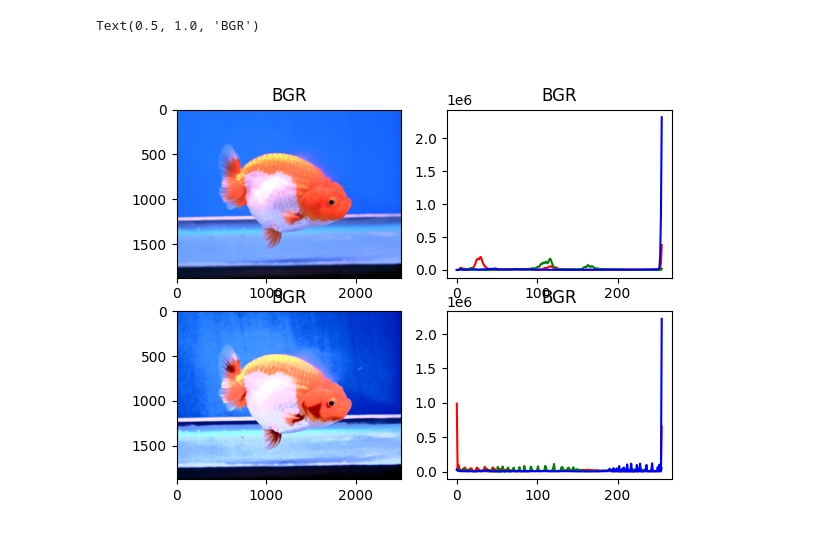
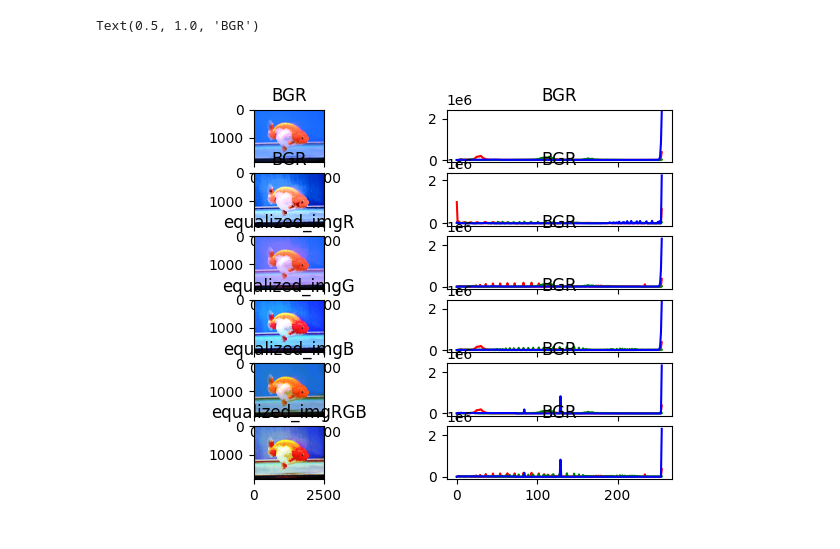
Before and after one commit to KirttiphoomEarth/IMAGE-PROCESSING, a Jupyter notebook: lab01/lab02.ipynb, the cells around one changed output. Saved outputs shown, nothing was run; the diff lists cells and outputs as text; code cells hidden in the pictures.

```diff
--- a/lab01/lab02.ipynb
+++ b/lab01/lab02.ipynb
@@ -27,24 +27,72 @@ ycrcb_img[:, :, 0] = cv2.equalizeHist(ycrcb_img[:, :, 0])
 
 # convert back to RGB color-space from YCrCb
 equalized_img = cv2.cvtColor(ycrcb_img, cv2.COLOR_YCrCb2RGB)
+# %%
+#test fo R G B ที่ละแผ้น
+imgCv2R = img[:,:,0]
+imgCv2G = img[:,:,1]
+imgCv2B = img[:,:,2]
+
+imgCv2rgbR = cv2.equalizeHist(imgCv2R)
+imgCv2rgbG = cv2.equalizeHist(imgCv2G)
+imgCv2rgbB = cv2.equalizeHist(imgCv2B)
+
+equalized_imgR = cv2.merge([imgCv2rgbR, imgCv2G, imgCv2B])
+equalized_imgG = cv2.merge([imgCv2R, imgCv2rgbG, imgCv2B])
+equalized_imgB= cv2.merge([imgCv2R, imgCv2G, imgCv2rgbB])
+
+equalized_imgRGB = cv2.merge([imgCv2rgbR, imgCv2rgbG, imgCv2rgbB])
 # %%
-fig, axs = plt.subplots(2, 2) #row colum
+fig, axs = plt.subplots(6, 2) #row colum
 axs[0, 0].imshow(img)
 axs[0, 0].set_title("BGR")
 # compute and plot the image histograms
 for i,color in enumerate(colors):
     hist = cv2.calcHist([img],[i],None,[256],[0,256])
     axs[0, 1].plot(hist,color = color)
 axs[0, 1].set_title("BGR")
 axs[1, 0].imshow(equalized_img)
 axs[1, 0].set_title("BGR")
 for i,color in enumerate(colors):
     eq_hist = cv2.calcHist([equalized_img],[i],None,[256],[0,256])
     axs[1, 1].plot(eq_hist,color = color)
 axs[1, 1].set_title("BGR")
+
+axs[2, 0].imshow(equalized_imgR)
+axs[2, 0].set_title("equalized_imgR")
+# compute and plot the image histograms
+for i,color in enumerate(colors):
+    imgCv2rgbR_hist = cv2.calcHist([equalized_imgR],[i],None,[256],[0,256])
+    axs[2, 1].plot(imgCv2rgbR_hist,color = color)
+axs[2, 1].set_title("BGR")
+
+axs[3, 0].imshow(equalized_imgG)
+axs[3, 0].set_title("equalized_imgG")
+# compute and plot the image histograms
+for i,color in enumerate(colors):
+    imgCv2rgbG_hist = cv2.calcHist([equalized_imgG],[i],None,[256],[0,256])
+    axs[3, 1].plot(imgCv2rgbG_hist,color = color)
+axs[3, 1].set_title("BGR")
+
+
+axs[4, 0].imshow(equalized_imgB)
+axs[4, 0].set_title("equalized_imgB")
+# compute and plot the image histograms
+for i,color in enumerate(colors):
+    imgCv2rgbB_hist = cv2.calcHist([equalized_imgB],[i],None,[256],[0,256])
+    axs[4, 1].plot(imgCv2rgbB_hist,color = color)
+axs[4, 1].set_title("BGR")
+
+axs[5, 0].imshow(equalized_imgRGB)
+axs[5, 0].set_title("equalized_imgRGB")
+# compute and plot the image histograms
+for i,color in enumerate(colors):
+    equalized_imgRGB_hist = cv2.calcHist([equalized_imgRGB],[i],None,[256],[0,256])
+    axs[5, 1].plot(equalized_imgRGB_hist,color = color)
+axs[5, 1].set_title("BGR")
 # %% [output]
 Text(0.5, 1.0, 'BGR')
-[figure, old version]
+[figure, new version]
 # %%
 #Image Histogram Matching
 def calculate_cdf(histogram):
```
Also changed, not shown: parts of 4 cells of this notebook, 3 other files.
